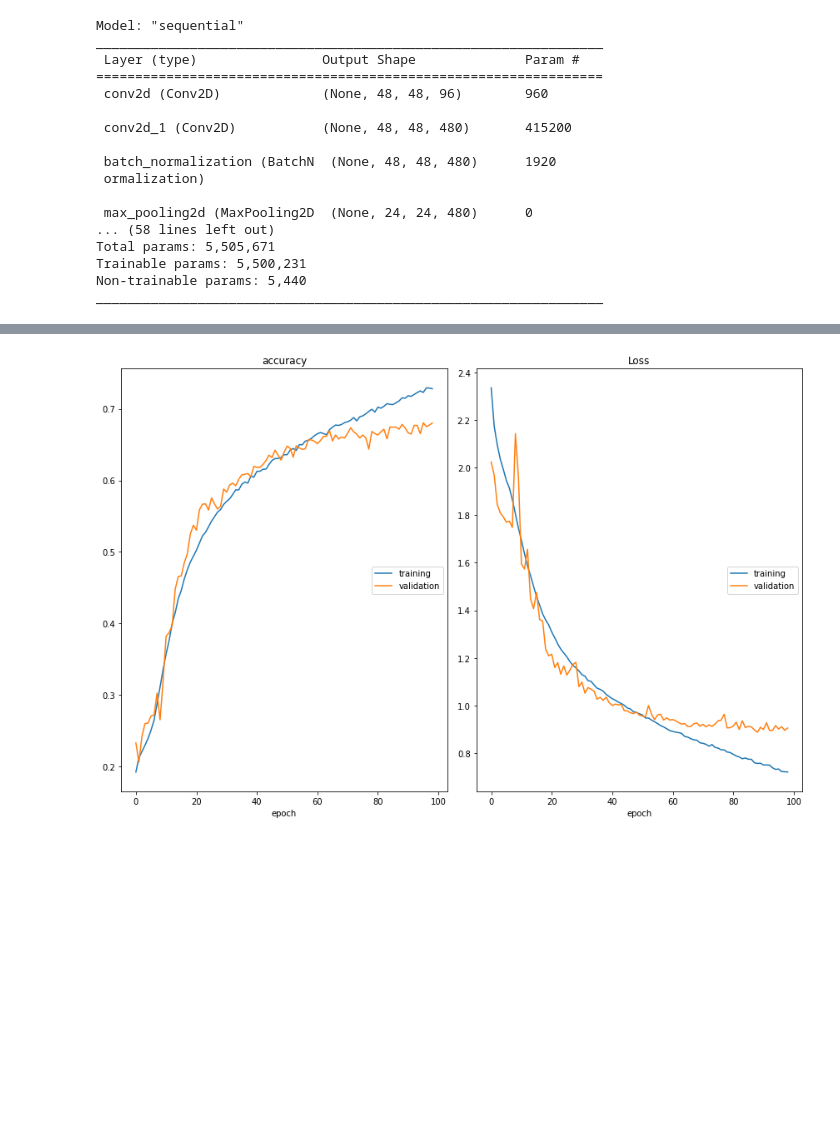
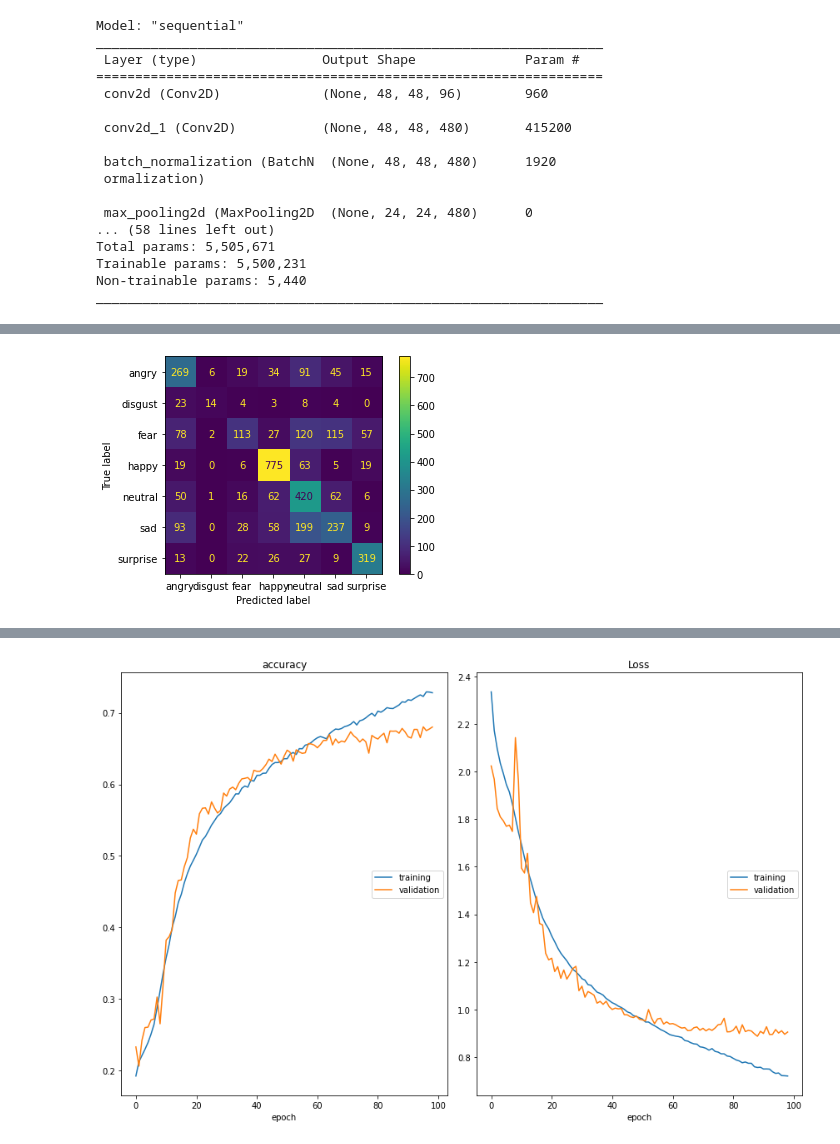
Before and after one commit to DreamyMemories/Facial-Expression-Recognition, a Jupyter notebook: main.ipynb, the cells around one changed output, grey strips where cells are left out. Drawn from its saved outputs; the diff is of its cells as text; code cells hidden in the pictures; blank space fills up the shorter version.

```diff
--- a/main.ipynb
+++ b/main.ipynb
@@ -708,0 +727,5 @@ _________________________________________________________________
+# %%
+# Test model
+model_selection.load_weights('weights/model_weights_selection_40.h5')
+model_selection_accuracy = model_selection.evaluate(test_generator)
+model_selection_y_pred = model_selection.predict(test_generator)
@@ -708,0 +735,5 @@ _________________________________________________________________
+# %%
+# Plot confusion matrix
+cm = plot_confusion_matrix(y_true, model_selection_y_pred, classes)
+# %% [output]
+[figure, added]
```
Also changed, not shown: parts of 50 cells of this notebook, 11 other files.
